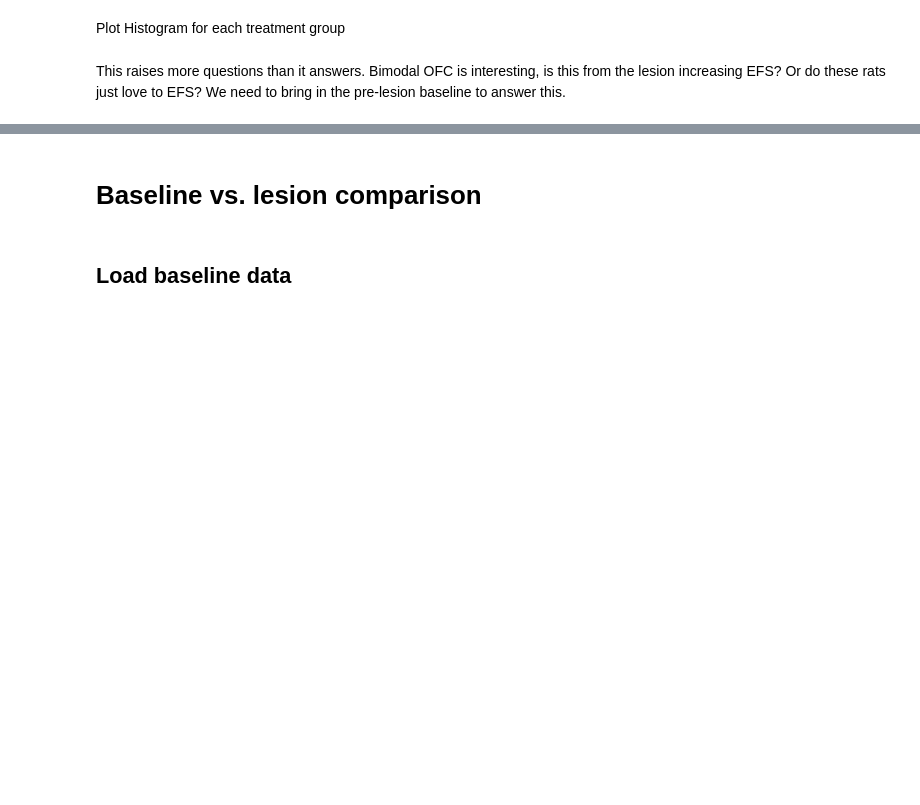
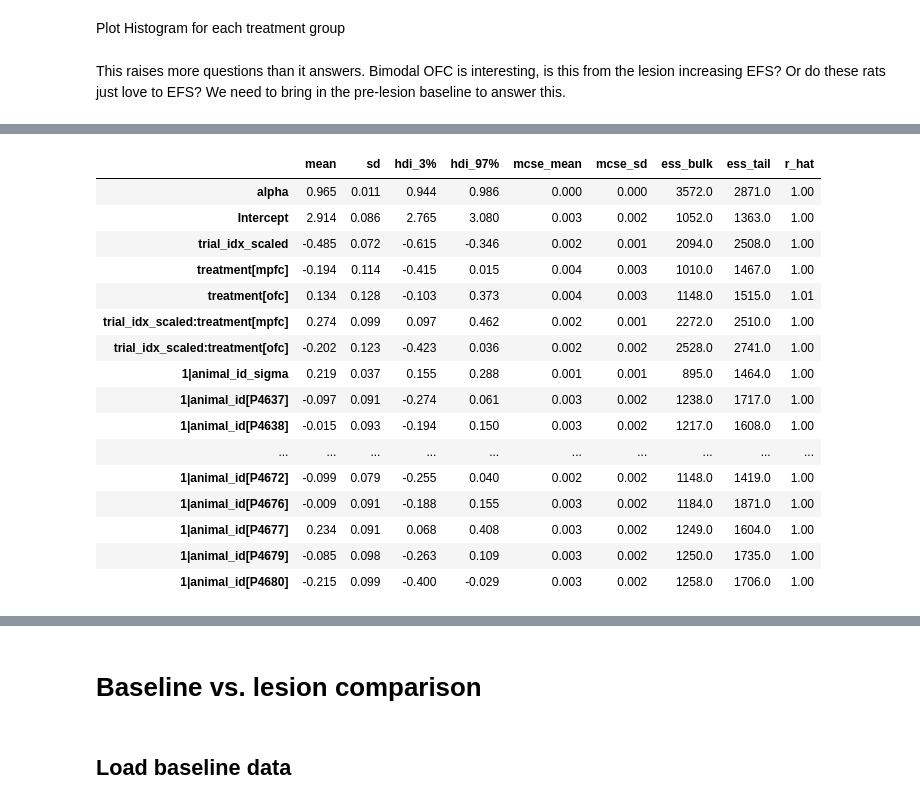
Before and after one commit to BenjoLiving/matching-pennies, a Jupyter notebook: matching_pennies/analysis/experiments/lesion_study_normal.ipynb, the cells around one changed output, grey strips where cells are left out. Cells and saved outputs as stored; diff of their text form; code cells hidden in the pictures; blank space fills up the shorter version.

```diff
--- a/matching_pennies/analysis/experiments/lesion_study_normal.ipynb
+++ b/matching_pennies/analysis/experiments/lesion_study_normal.ipynb
@@ -360,0 +461,20 @@ This raises more questions than it answers. Bimodal OFC is interesting, is this
+# %%
+az.summary(idata_lick)
+# %% [output]
+|  | mean | sd | hdi_3% | hdi_97% | mcse_mean | mcse_sd | ess_bulk | ess_tail | r_hat |
+| alpha | 0.965 | 0.011 | 0.944 | 0.986 | 0.000 | 0.000 | 3572.0 | 2871.0 | 1.00 |
+| Intercept | 2.914 | 0.086 | 2.765 | 3.080 | 0.003 | 0.002 | 1052.0 | 1363.0 | 1.00 |
+| trial_idx_scaled | -0.485 | 0.072 | -0.615 | -0.346 | 0.002 | 0.001 | 2094.0 | 2508.0 | 1.00 |
+| treatment[mpfc] | -0.194 | 0.114 | -0.415 | 0.015 | 0.004 | 0.003 | 1010.0 | 1467.0 | 1.00 |
+| treatment[ofc] | 0.134 | 0.128 | -0.103 | 0.373 | 0.004 | 0.003 | 1148.0 | 1515.0 | 1.01 |
+| trial_idx_scaled:treatment[mpfc] | 0.274 | 0.099 | 0.097 | 0.462 | 0.002 | 0.001 | 2272.0 | 2510.0 | 1.00 |
+| trial_idx_scaled:treatment[ofc] | -0.202 | 0.123 | -0.423 | 0.036 | 0.002 | 0.002 | 2528.0 | 2741.0 | 1.00 |
+| 1|animal_id_sigma | 0.219 | 0.037 | 0.155 | 0.288 | 0.001 | 0.001 | 895.0 | 1464.0 | 1.00 |
+| 1|animal_id[P4637] | -0.097 | 0.091 | -0.274 | 0.061 | 0.003 | 0.002 | 1238.0 | 1717.0 | 1.00 |
+| 1|animal_id[P4638] | -0.015 | 0.093 | -0.194 | 0.150 | 0.003 | 0.002 | 1217.0 | 1608.0 | 1.00 |
+| ... | ... | ... | ... | ... | ... | ... | ... | ... | ... |
+| 1|animal_id[P4672] | -0.099 | 0.079 | -0.255 | 0.040 | 0.002 | 0.002 | 1148.0 | 1419.0 | 1.00 |
+| 1|animal_id[P4676] | -0.009 | 0.091 | -0.188 | 0.155 | 0.003 | 0.002 | 1184.0 | 1871.0 | 1.00 |
+| 1|animal_id[P4677] | 0.234 | 0.091 | 0.068 | 0.408 | 0.003 | 0.002 | 1249.0 | 1604.0 | 1.00 |
+| 1|animal_id[P4679] | -0.085 | 0.098 | -0.263 | 0.109 | 0.003 | 0.002 | 1250.0 | 1735.0 | 1.00 |
+| 1|animal_id[P4680] | -0.215 | 0.099 | -0.400 | -0.029 | 0.003 | 0.002 | 1258.0 | 1706.0 | 1.00 |
```
Also changed, not shown: parts of 37 cells of this notebook, 5 other files.
